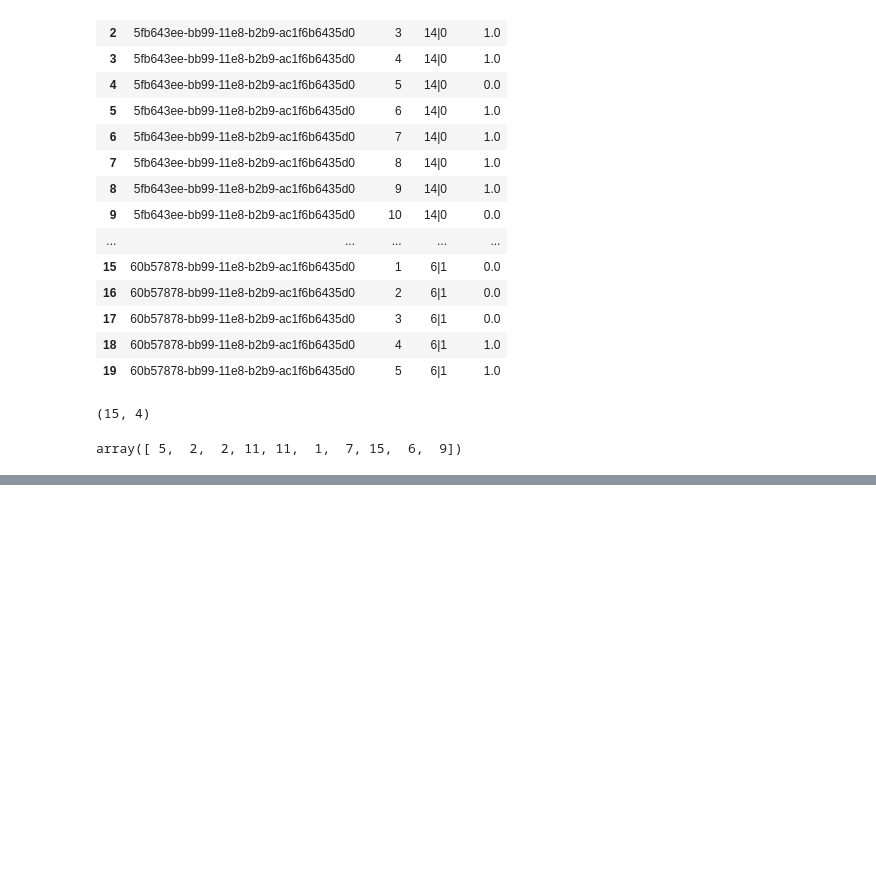
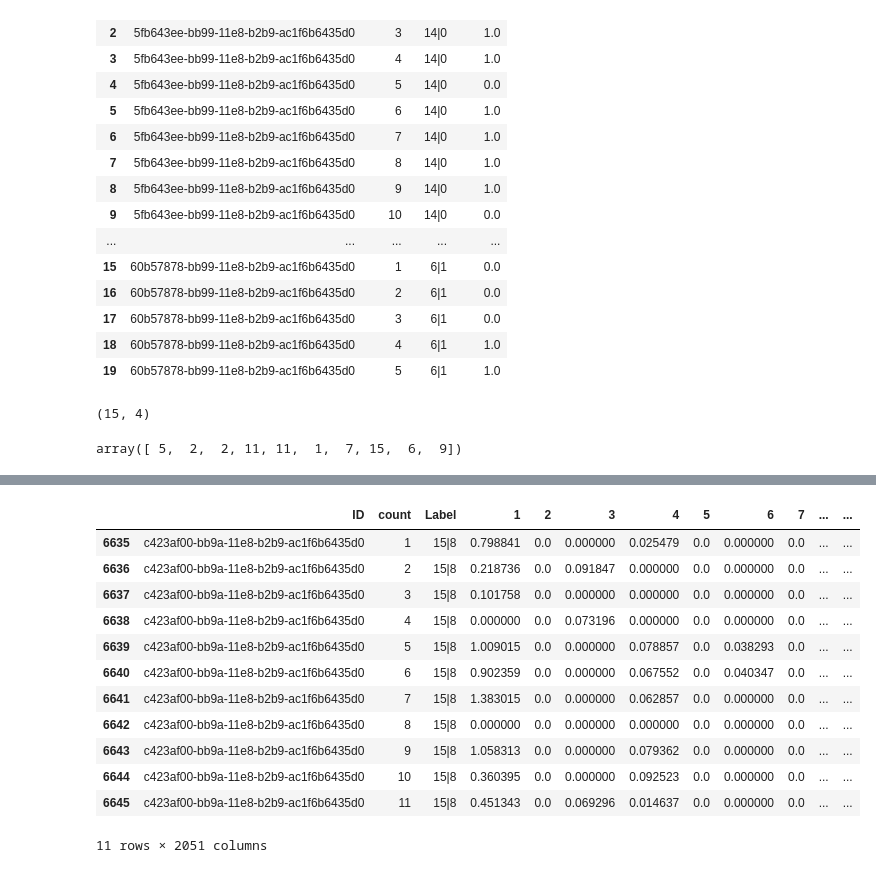
Before and after one commit to yuvaramsingh94/human_protein_atlas, a Jupyter notebook: code/feature_extractor.ipynb, the cells around one changed output, grey strips where cells are left out. Saved outputs shown, nothing was run; the diff lists cells and outputs as text; code cells hidden in the pictures; blank space fills up the shorter version.

```diff
--- a/code/feature_extractor.ipynb
+++ b/code/feature_extractor.ipynb
@@ -367,0 +392,16 @@ array([ 5,  2,  2, 11, 11,  1,  7, 15,  6,  9])
+# %%
+feature_only.head(12)
+# %% [output]
+|  | ID | count | Label | 1 | 2 | 3 | 4 | 5 | 6 | 7 | ... | ... |
+| 6635 | c423af00-bb9a-11e8-b2b9-ac1f6b6435d0 | 1 | 15|8 | 0.798841 | 0.0 | 0.000000 | 0.025479 | 0.0 | 0.000000 | 0.0 | ... | ... |
+| 6636 | c423af00-bb9a-11e8-b2b9-ac1f6b6435d0 | 2 | 15|8 | 0.218736 | 0.0 | 0.091847 | 0.000000 | 0.0 | 0.000000 | 0.0 | ... | ... |
+| 6637 | c423af00-bb9a-11e8-b2b9-ac1f6b6435d0 | 3 | 15|8 | 0.101758 | 0.0 | 0.000000 | 0.000000 | 0.0 | 0.000000 | 0.0 | ... | ... |
+| 6638 | c423af00-bb9a-11e8-b2b9-ac1f6b6435d0 | 4 | 15|8 | 0.000000 | 0.0 | 0.073196 | 0.000000 | 0.0 | 0.000000 | 0.0 | ... | ... |
+| 6639 | c423af00-bb9a-11e8-b2b9-ac1f6b6435d0 | 5 | 15|8 | 1.009015 | 0.0 | 0.000000 | 0.078857 | 0.0 | 0.038293 | 0.0 | ... | ... |
+| 6640 | c423af00-bb9a-11e8-b2b9-ac1f6b6435d0 | 6 | 15|8 | 0.902359 | 0.0 | 0.000000 | 0.067552 | 0.0 | 0.040347 | 0.0 | ... | ... |
+| 6641 | c423af00-bb9a-11e8-b2b9-ac1f6b6435d0 | 7 | 15|8 | 1.383015 | 0.0 | 0.000000 | 0.062857 | 0.0 | 0.000000 | 0.0 | ... | ... |
+| 6642 | c423af00-bb9a-11e8-b2b9-ac1f6b6435d0 | 8 | 15|8 | 0.000000 | 0.0 | 0.000000 | 0.000000 | 0.0 | 0.000000 | 0.0 | ... | ... |
+| 6643 | c423af00-bb9a-11e8-b2b9-ac1f6b6435d0 | 9 | 15|8 | 1.058313 | 0.0 | 0.000000 | 0.079362 | 0.0 | 0.000000 | 0.0 | ... | ... |
+| 6644 | c423af00-bb9a-11e8-b2b9-ac1f6b6435d0 | 10 | 15|8 | 0.360395 | 0.0 | 0.000000 | 0.092523 | 0.0 | 0.000000 | 0.0 | ... | ... |
+| 6645 | c423af00-bb9a-11e8-b2b9-ac1f6b6435d0 | 11 | 15|8 | 0.451343 | 0.0 | 0.069296 | 0.014637 | 0.0 | 0.000000 | 0.0 | ... | ... |
+11 rows × 2051 columns
```
Also changed, not shown: parts of 11 cells of this notebook, 6 other files.
